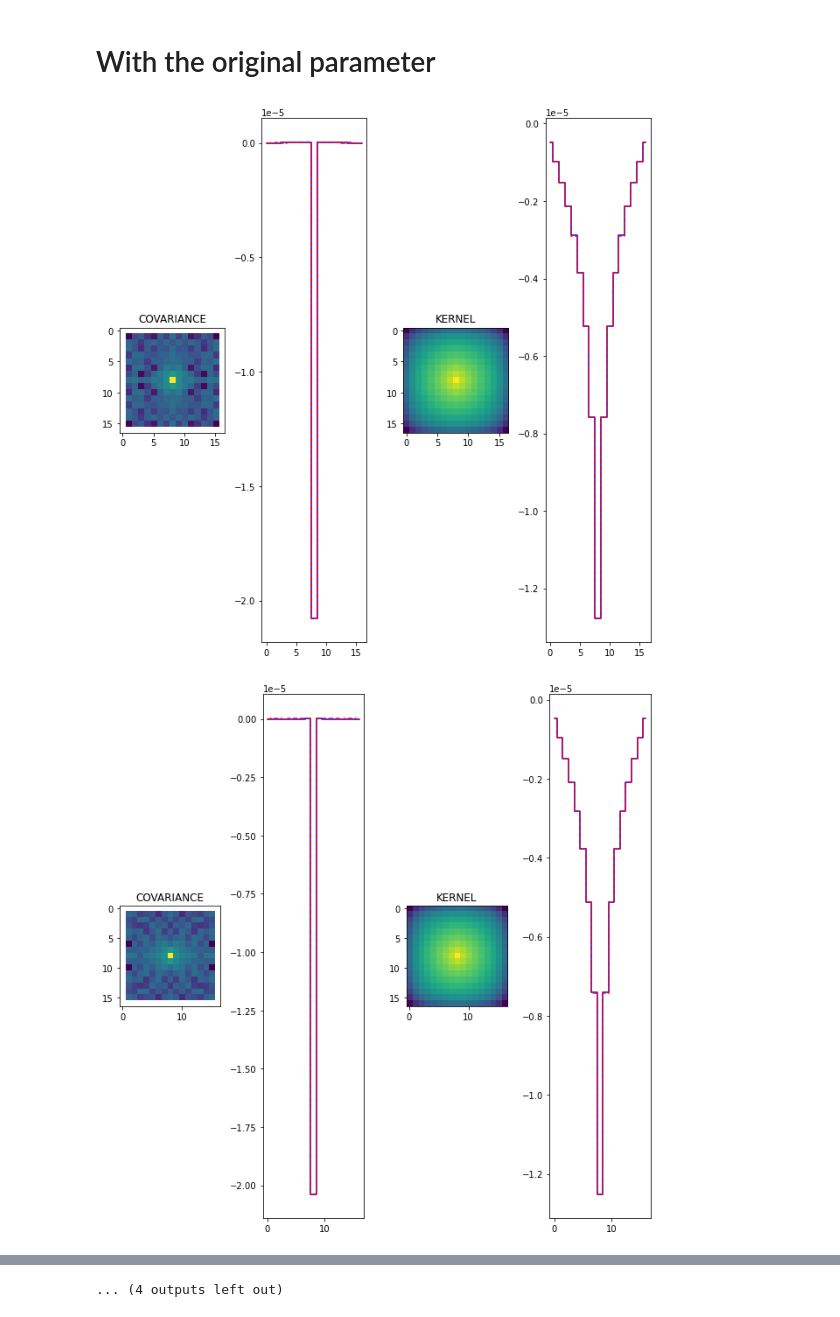
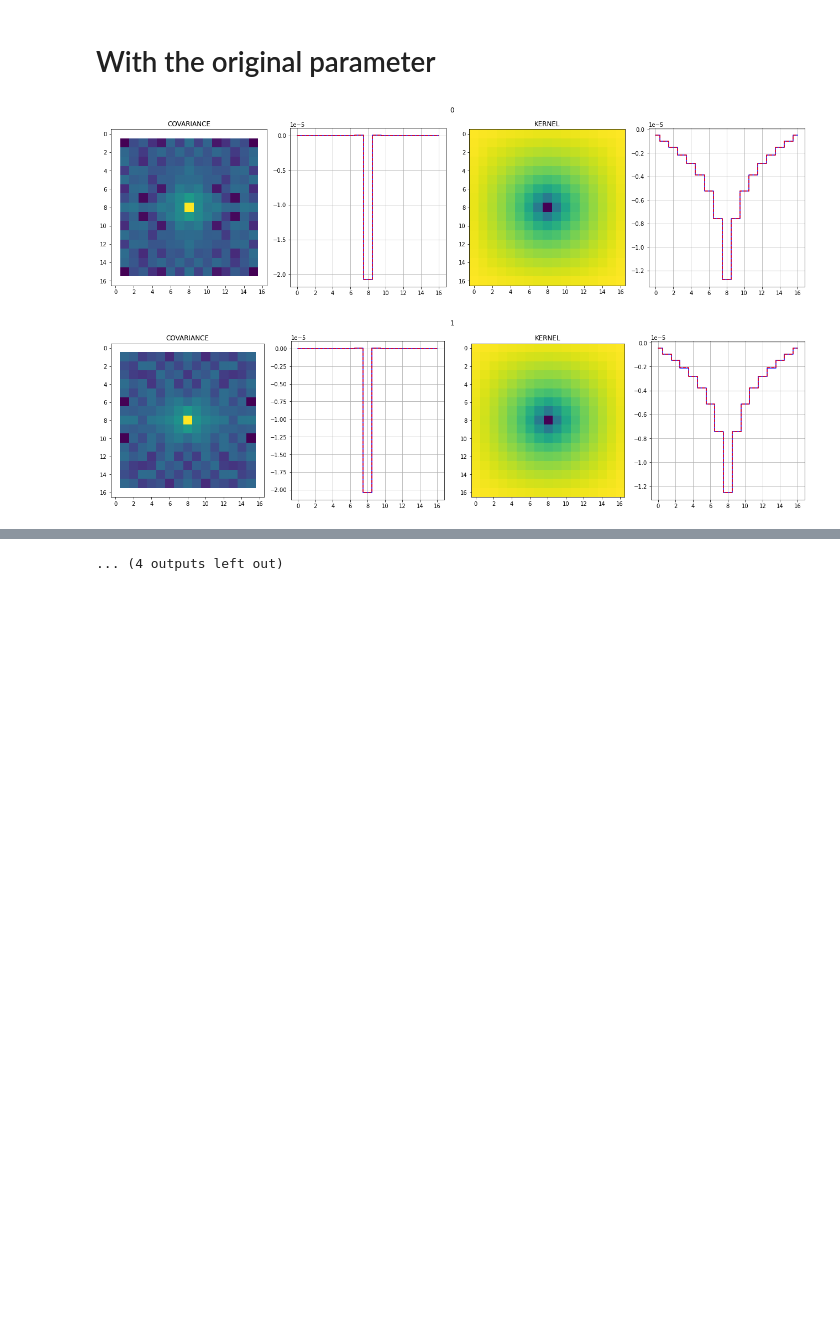
Before and after one commit to youtsumi/ButlerGen3Work, a Jupyter notebook: PTCCovKernelPlot.ipynb, the cells around one changed output, grey strips where cells are left out. Drawn from its saved outputs; the diff is of its cells as text; code cells hidden in the pictures; blank space fills up the shorter version.

```diff
--- a/PTCCovKernelPlot.ipynb
+++ b/PTCCovKernelPlot.ipynb
@@ -51,6 +51,23 @@ Error DatasetType('camera', {instrument}, Camera, isCalibration=True)
 Error DatasetType('bfk', {instrument, detector}, BrighterFatterKernel, isCalibration=True)
 0 DatasetType('bfkSolve_metadata', {band, instrument, detector, physical_filter, exposure}, PropertySet)
 0 DatasetType('bfkSolve_config', {}, Config)
+# %%
+def mkplot(bfk):
+    for ch in range(16):
+        fig, axs = pylab.subplots(1, 4, figsize=(18,5),facecolor='w')
+        for i,(akey,label,sign,func) in enumerate([
+            ("MEAN_XCORRS","COVARIANCE",-1, numpy.vectorize(lambda x: numpy.log10(abs(x))) ),
+            ("KERNEL","KERNEL",1, numpy.vectorize(lambda x: x))
+        ]):
+            pixtable = bfk.getDict()["outputBFK"].toTable()[0][akey][ch]
+            axs[0+2*i].set_title(label)
+            axs[0+2*i].imshow(func(pixtable.reshape(17,17)))
+            axs[1+2*i].plot(pixtable.reshape(17,17)[:,8]*sign,color="blue",drawstyle='steps-mid')
+            axs[1+2*i].plot(pixtable.reshape(17,17)[8,:]*sign,color="red",drawstyle='steps-mid',linestyle='--')
+            axs[1+2*i].grid()
+            fig.tight_layout()
+            fig.suptitle(ch)
+        fig.show()
 # %% [markdown]
 # With new parameter
 # %%
@@ -106,24 +100,13 @@ for ch in range(16):
 # %%
 num = 0
 datasetRefs = list(subregistry.queryDatasets(datasetType="raw",where=where,collections=collections))
 raw = subbutler.get(datasetRefs[num])
 datasetRefs = list(subregistry.queryDatasets(datasetType="ptc",collections=["u/youtsumi/run_12781/bf_work/ptcs/20210610T163510Z"]))
 ptc = subbutler.get(datasetRefs[num])
 bfk = BrighterFatterKernelSolveTask()
 new = bfk.run(ptc,[raw],LsstCam().getCamera(),datasetRefs[num].dataId)
 
-
-for ch in range(16):
-    fig, axs = pylab.subplots(1, 4, figsize=(9,9),facecolor='w')
-    for i,(akey,label,sign) in enumerate([ ("MEAN_XCORRS","COVARIANCE",-1), ("KERNEL","KERNEL",1) ]):
-        pixtable = new.getDict()["outputBFK"].toTable()[0][akey][ch]
-        axs[0+2*i].set_title(label)
-        axs[0+2*i].imshow(numpy.log10(abs(pixtable.reshape(17,17))))
-#        fig, axs = pylab.subplots(1, 1, figsize=(9,9),facecolor='w')
-        axs[1+2*i].plot(pixtable.reshape(17,17)[:,8]*sign,color="blue",drawstyle='steps-mid')
-        axs[1+2*i].plot(pixtable.reshape(17,17)[8,:]*sign,color="red",drawstyle='steps-mid',linestyle='--')
-        pylab.tight_layout()
-    pylab.show()
+mkplot(new)
 # %% [output]
-[figure, old version]
+[figure, new version]
-[figure, old version]
+[figure, new version]
```
Also changed, not shown: parts of 5 cells of this notebook.
